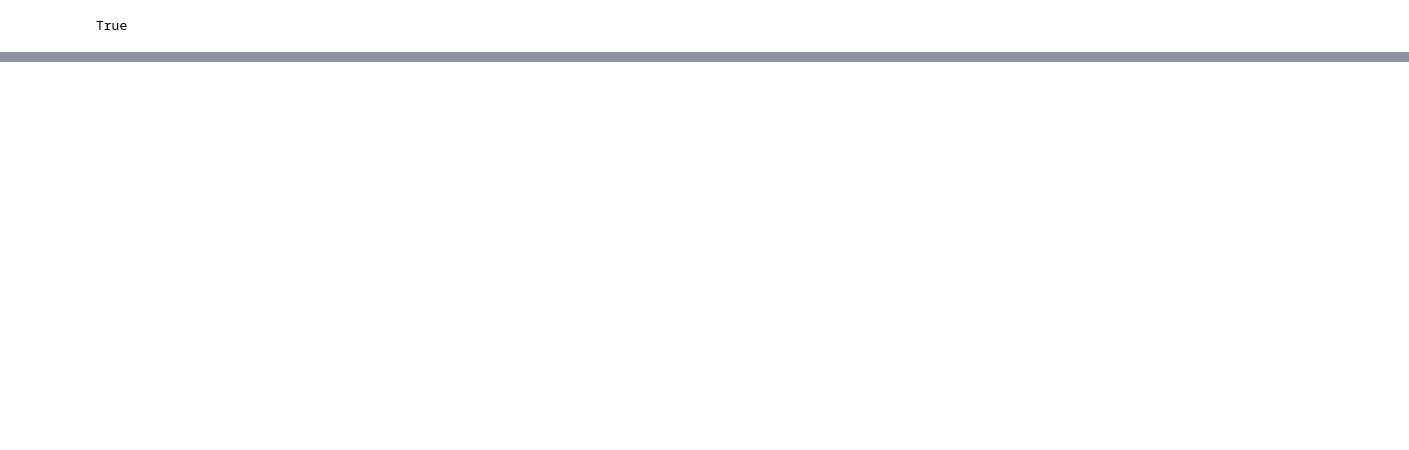
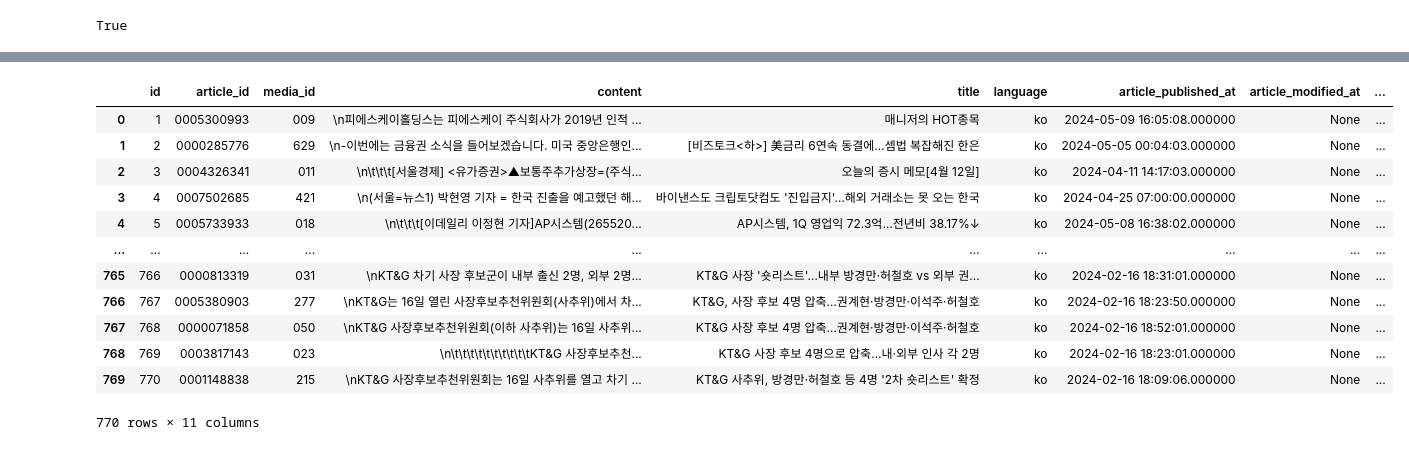
Before and after one commit to bohblue2/market-mind, a Jupyter notebook: examples/vdb_example.ipynb, the cells around one changed output, grey strips where cells are left out. Drawn from its saved outputs; the diff is of its cells as text; code cells hidden in the pictures; blank space fills up the shorter version.

```diff
--- a/examples/vdb_example.ipynb
+++ b/examples/vdb_example.ipynb
@@ -63,0 +72,16 @@ ModuleNotFoundError: No module named 'language_crawler'
+# %%
+df
+# %% [output]
+|  | id | article_id | media_id | content | title | language | article_published_at | article_modified_at | ... |
+| 0 | 1 | 0005300993 | 009 | \n피에스케이홀딩스는 피에스케이 주식회사가 2019년 인적 ... | 매니저의 HOT종목 | ko | 2024-05-09 16:05:08.000000 | None | ... |
+| 1 | 2 | 0000285776 | 629 | \n-이번에는 금융권 소식을 들어보겠습니다. 미국 중앙은행인... | [비즈토크<하>] 美금리 6연속 동결에…셈법 복잡해진 한은 | ko | 2024-05-05 00:04:03.000000 | None | ... |
+| 2 | 3 | 0004326341 | 011 | \n\t\t\t[서울경제] <유가증권>▲보통주추가상장=(주식... | 오늘의 증시 메모[4월 12일] | ko | 2024-04-11 14:17:03.000000 | None | ... |
+| 3 | 4 | 0007502685 | 421 | \n(서울=뉴스1) 박현영 기자 = 한국 진출을 예고했던 해... | 바이낸스도 크립토닷컴도 '진입금지'…해외 거래소는 못 오는 한국 | ko | 2024-04-25 07:00:00.000000 | None | ... |
+| 4 | 5 | 0005733933 | 018 | \n\t\t\t[이데일리 이정현 기자]AP시스템(265520... | AP시스템, 1Q 영업익 72.3억…전년비 38.17%↓ | ko | 2024-05-08 16:38:02.000000 | None | ... |
+| ... | ... | ... | ... | ... | ... | ... | ... | ... | ... |
+| 765 | 766 | 0000813319 | 031 | \nKT&G 차기 사장 후보군이 내부 출신 2명, 외부 2명... | KT&G 사장 '숏리스트'…내부 방경만·허철호 vs 외부 권... | ko | 2024-02-16 18:31:01.000000 | None | ... |
+| 766 | 767 | 0005380903 | 277 | \nKT&G는 16일 열린 사장후보추천위원회(사추위)에서 차... | KT&G, 사장 후보 4명 압축…권계현·방경만·이석주·허철호 | ko | 2024-02-16 18:23:50.000000 | None | ... |
+| 767 | 768 | 0000071858 | 050 | \nKT&G 사장후보추천위원회(이하 사추위)는 16일 사추위... | KT&G 사장 후보 4명 압축…권계현·방경만·이석주·허철호 | ko | 2024-02-16 18:52:01.000000 | None | ... |
+| 768 | 769 | 0003817143 | 023 | \n\t\t\t\t\t\t\t\t\t\tKT&G 사장후보추천... | KT&G 사장 후보 4명으로 압축…내·외부 인사 각 2명 | ko | 2024-02-16 18:23:01.000000 | None | ... |
+| 769 | 770 | 0001148838 | 215 | \nKT&G 사장후보추천위원회는 16일 사추위를 열고 차기 ... | KT&G 사추위, 방경만·허철호 등 4명 '2차 숏리스트' 확정 | ko | 2024-02-16 18:09:06.000000 | None | ... |
+770 rows × 11 columns
```
Also changed, not shown: parts of 16 cells of this notebook, 14 other files.
